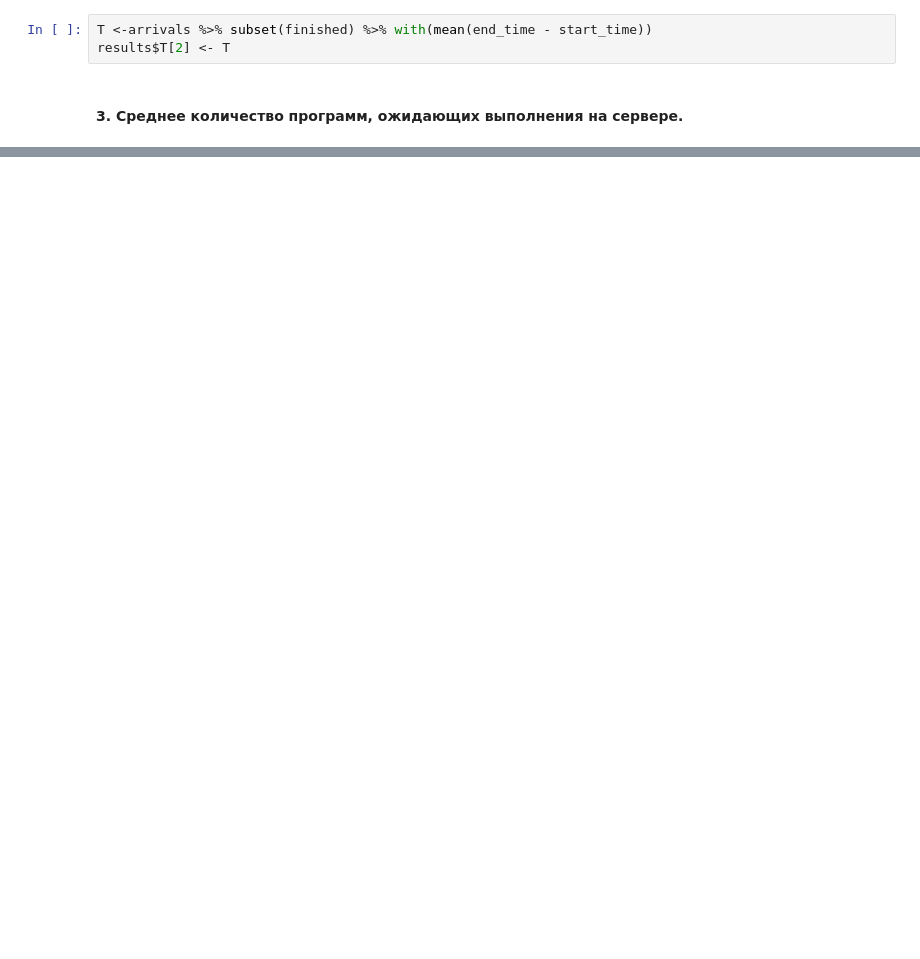
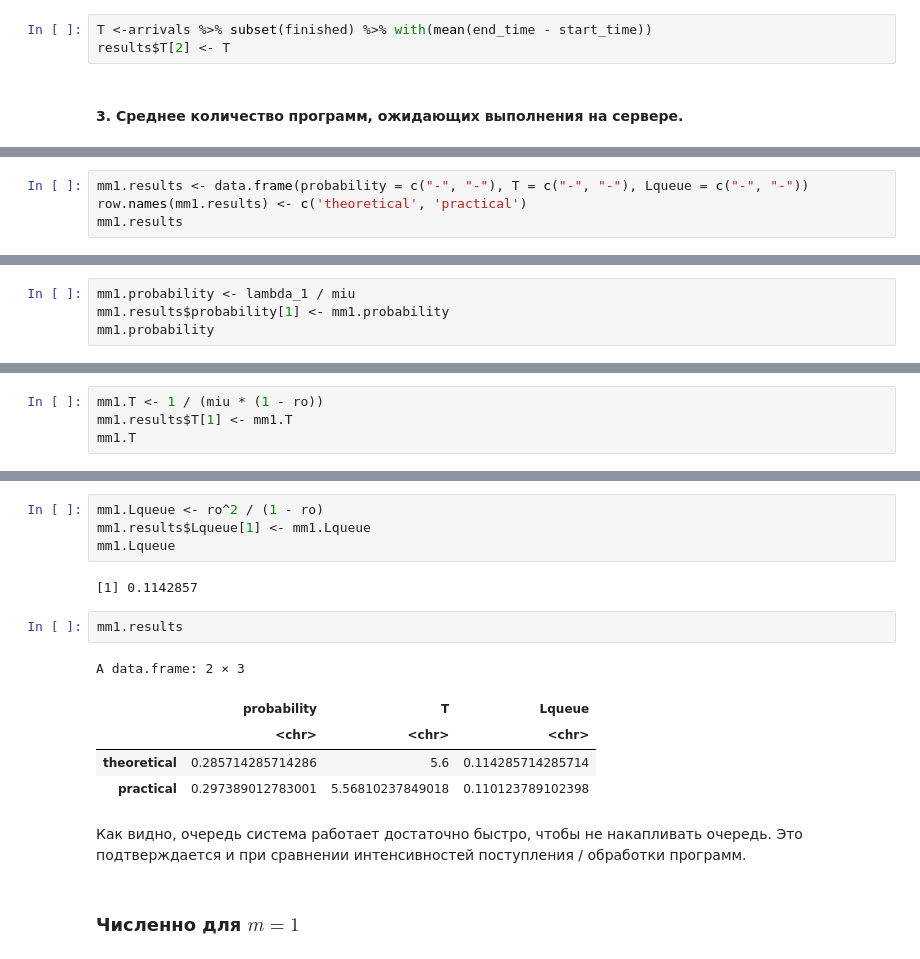
Before and after one commit to DeadlySquad13/t4-2-PerformanceAnalysis__Labs, a Jupyter notebook: Lab4/Lab4.ipynb, the cells around one changed output, grey strips where cells are left out. Drawn from its saved outputs; the diff is of its cells as text; blank space fills up the shorter version.

Commit message:
[Chore]: Corrected result values.

```diff
--- a/Lab4/Lab4.ipynb
+++ b/Lab4/Lab4.ipynb
@@ -319,0 +313,4 @@ A data.frame: 2 × 3
+# %%
+mm1.results <- data.frame(probability = c("-", "-"), T = c("-", "-"), Lqueue = c("-", "-"))
+row.names(mm1.results) <- c('theoretical', 'practical')
+mm1.results
@@ -319,0 +331,4 @@ A data.frame: 2 × 3
+# %%
+mm1.probability <- lambda_1 / miu
+mm1.results$probability[1] <- mm1.probability
+mm1.probability
@@ -319,0 +344,4 @@ A data.frame: 2 × 3
+# %%
+mm1.T <- 1 / (miu * (1 - ro))
+mm1.results$T[1] <- mm1.T
+mm1.T
@@ -319,0 +356,19 @@ A data.frame: 2 × 3
+# %%
+mm1.Lqueue <- ro^2 / (1 - ro)
+mm1.results$Lqueue[1] <- mm1.Lqueue
+mm1.Lqueue
+# %% [output]
+[1] 0.1142857
+# %%
+mm1.results
+# %% [output]
+A data.frame: 2 × 3
+|  | probability | T | Lqueue |
+|  | <chr> | <chr> | <chr> |
+| theoretical | 0.285714285714286 | 5.6 | 0.114285714285714 |
+| practical | 0.297389012783001 | 5.56810237849018 | 0.110123789102398 |
+# %% [markdown]
+Как видно, очередь система работает достаточно быстро, чтобы не накапливать очередь.
+Это подтверждается и при сравнении интенсивностей поступления / обработки программ.
+# %% [markdown]
+### Численно для $m = 1$
```
Also changed, not shown: parts of 23 cells of this notebook, 1 other file.
